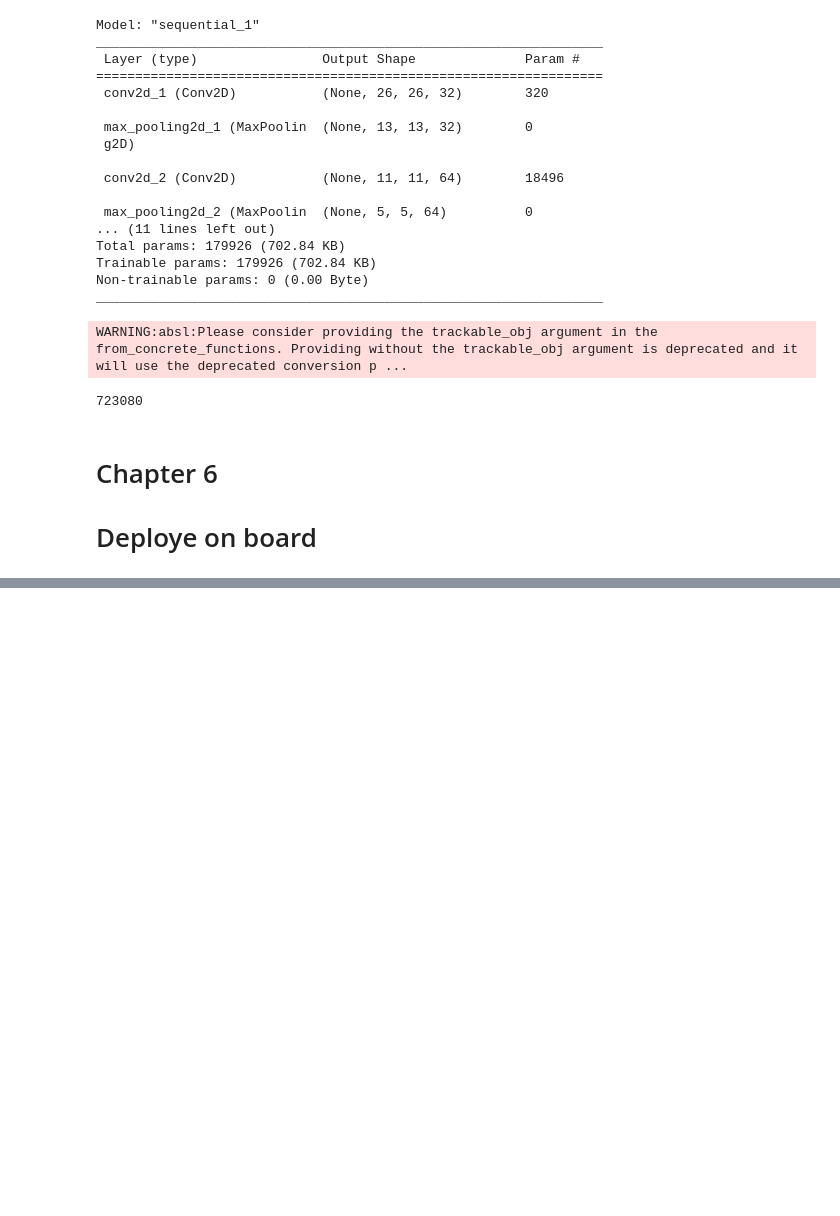
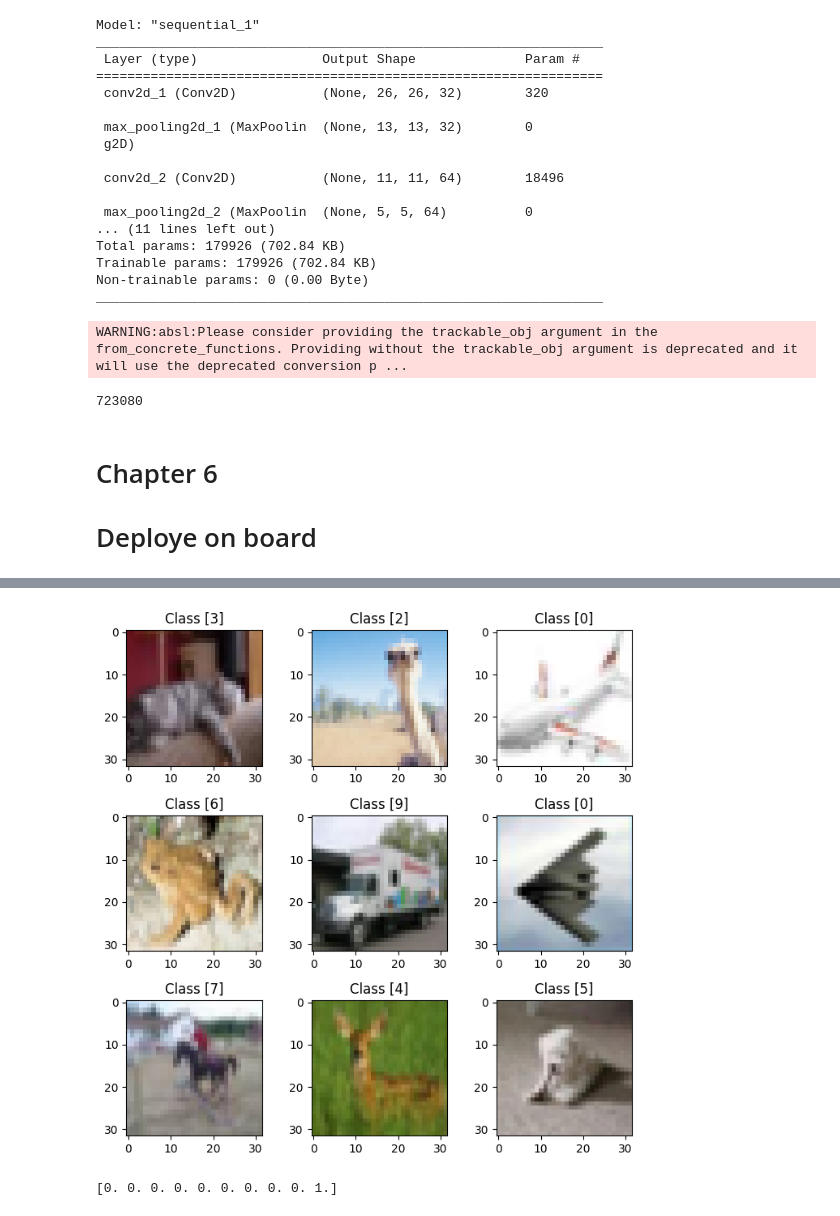
Before and after one commit to masoud-moghini/TinyML, a Jupyter notebook: TinyMLCh06.ipynb, the cells around one changed output, grey strips where cells are left out. Saved outputs shown, nothing was run; the diff lists cells and outputs as text; code cells hidden in the pictures; blank space fills up the shorter version.

```diff
--- a/TinyMLCh06.ipynb
+++ b/TinyMLCh06.ipynb
@@ -169,0 +179,8 @@ interpreter.allocate_tensors()
+# %%
+(trainX, trainY), (testX, testY) = cifar10.load_data()
+
+
+#Analyzing shape of data
+print('training set ', '\nData :', trainX.shape, '\nLabel :', trainY.shape)
+
+print('\ntest set', '\nData :', testX.shape, '\nLabel :', testY.shape)
@@ -169,0 +197,31 @@ interpreter.allocate_tensors()
+# %%
+from numpy import random
+
+plt.rcParams['figure.figsize'] = (7,7)
+
+for i in range(9):
+    plt.subplot(3,3,i+1)
+    num = random.randint(0, len(trainX))
+    plt.imshow(trainX[num], cmap='gray')
+    plt.title("Class {}".format(trainY[num]))
+
+plt.tight_layout()
+# %% [output]
+[figure, added]
+# %%
+#One Hot Encoding Labels from Train and Test Dataset
+from tensorflow.keras.utils import to_categorical
+
+trainX = trainX.astype('float32')   # change integers to 32-bit floating point numbers
+testX = testX.astype('float32')
+
+trainX /= 255                        # normalize the input
+testX /= 255
+
+trainY_one_hot = to_categorical(trainY)
+testY_one_hot = to_categorical(testY)
+
+
+print(trainY_one_hot[1,:])
+# %% [output]
+[0. 0. 0. 0. 0. 0. 0. 0. 0. 1.]
```
Also changed, not shown: parts of 8 cells of this notebook.
